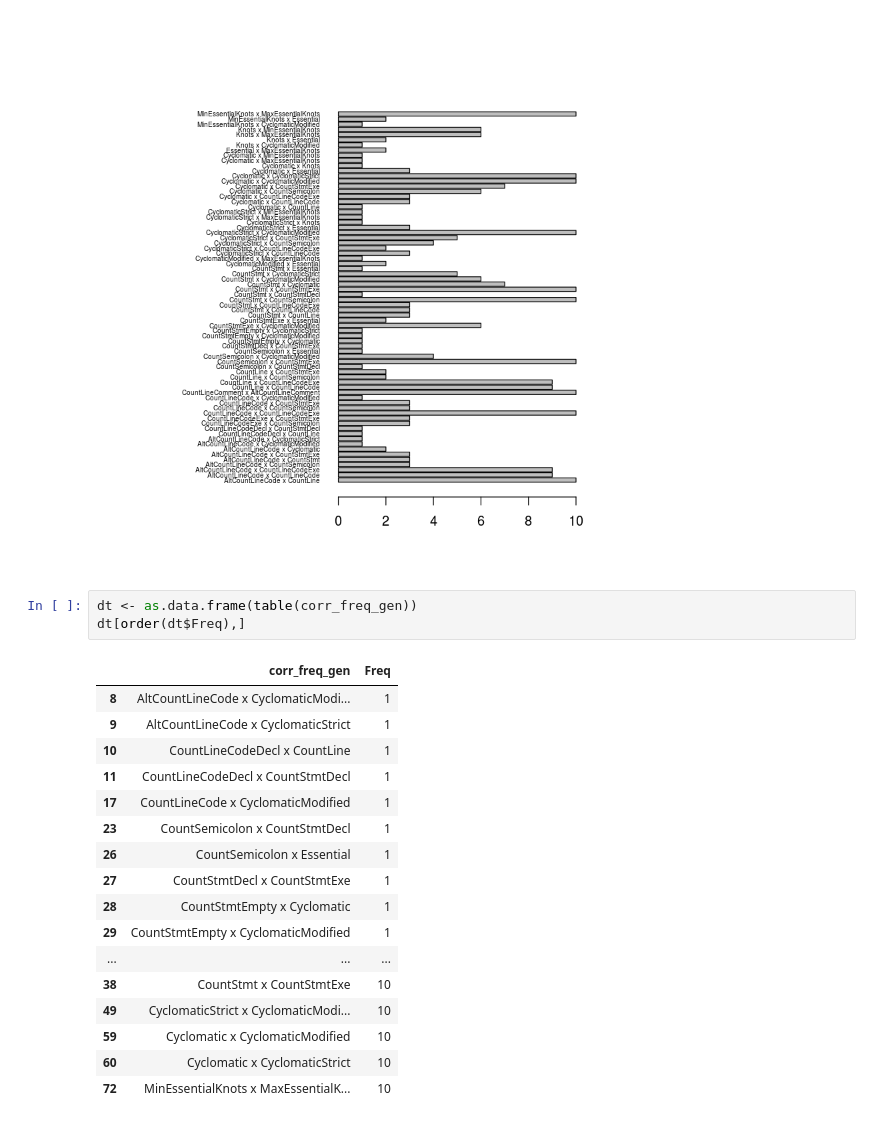
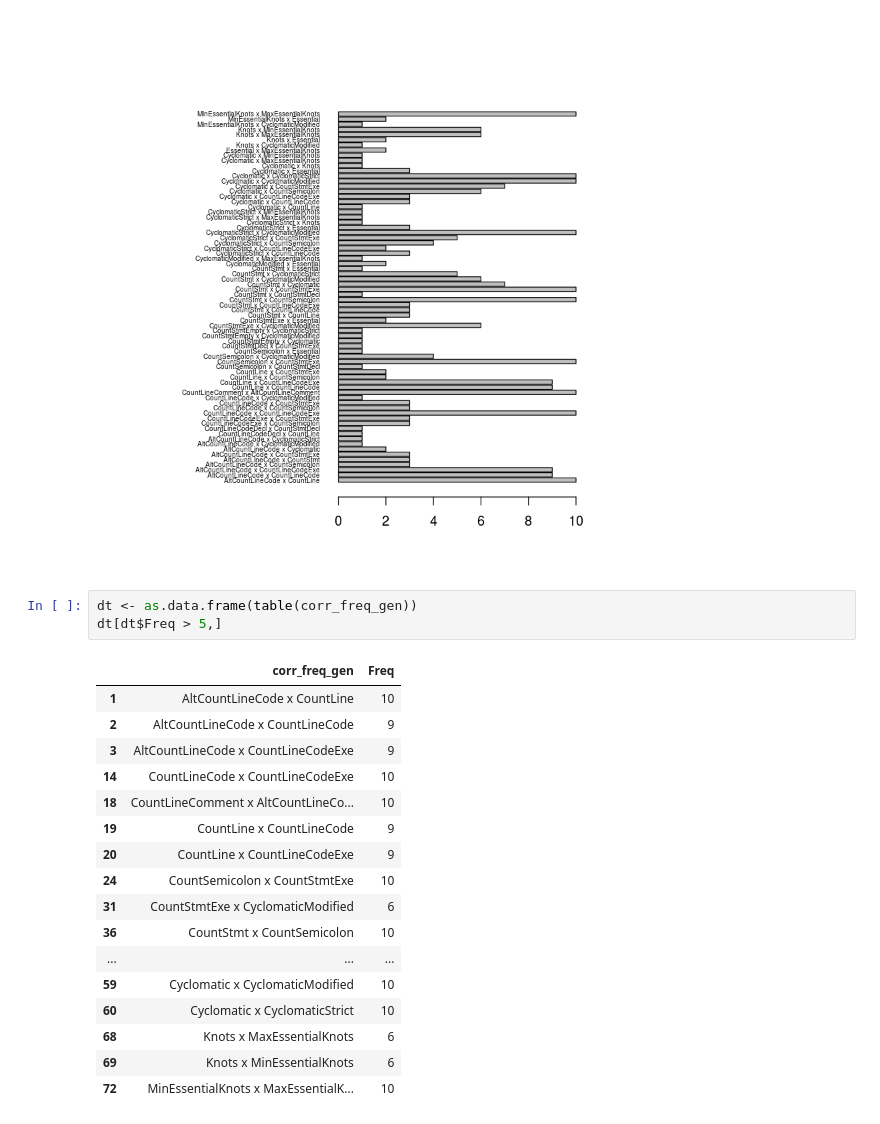
Before and after one commit to jcarlosadm/classes, a Jupyter notebook: data_mining/works/03_vulnerability_dataset/vulnerability_dataset.ipynb, the cells around one changed output. Saved outputs shown, nothing was run; the diff lists cells and outputs as text.

```diff
--- a/data_mining/works/03_vulnerability_dataset/vulnerability_dataset.ipynb
+++ b/data_mining/works/03_vulnerability_dataset/vulnerability_dataset.ipynb
@@ -83,22 +83,22 @@ barplot(table(corr_freq_gen), horiz = TRUE, las = 1, cex.names = 0.5)
 [figure]
 # %%
 dt <- as.data.frame(table(corr_freq_gen))
-dt[order(dt$Freq),]
+dt[dt$Freq > 5,]
 # %% [output]
 |  | corr_freq_gen | Freq |
-| 8 | AltCountLineCode x CyclomaticModi... | 1 |
-| 9 | AltCountLineCode x CyclomaticStrict | 1 |
-| 10 | CountLineCodeDecl x CountLine | 1 |
-| 11 | CountLineCodeDecl x CountStmtDecl | 1 |
-| 17 | CountLineCode x CyclomaticModified | 1 |
-| 23 | CountSemicolon x CountStmtDecl | 1 |
-| 26 | CountSemicolon x Essential | 1 |
-| 27 | CountStmtDecl x CountStmtExe | 1 |
-| 28 | CountStmtEmpty x Cyclomatic | 1 |
-| 29 | CountStmtEmpty x CyclomaticModified | 1 |
+| 1 | AltCountLineCode x CountLine | 10 |
+| 2 | AltCountLineCode x CountLineCode | 9 |
+| 3 | AltCountLineCode x CountLineCodeExe | 9 |
+| 14 | CountLineCode x CountLineCodeExe | 10 |
+| 18 | CountLineComment x AltCountLineCo... | 10 |
+| 19 | CountLine x CountLineCode | 9 |
+| 20 | CountLine x CountLineCodeExe | 9 |
+| 24 | CountSemicolon x CountStmtExe | 10 |
+| 31 | CountStmtExe x CyclomaticModified | 6 |
+| 36 | CountStmt x CountSemicolon | 10 |
 | ... | ... | ... |
-| 38 | CountStmt x CountStmtExe | 10 |
-| 49 | CyclomaticStrict x CyclomaticModi... | 10 |
 | 59 | Cyclomatic x CyclomaticModified | 10 |
 | 60 | Cyclomatic x CyclomaticStrict | 10 |
+| 68 | Knots x MaxEssentialKnots | 6 |
+| 69 | Knots x MinEssentialKnots | 6 |
 | 72 | MinEssentialKnots x MaxEssentialK... | 10 |
```
